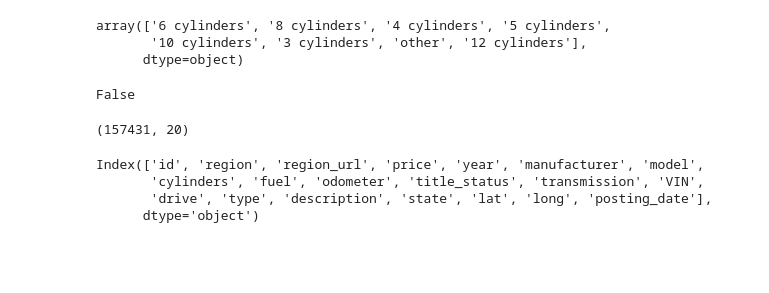
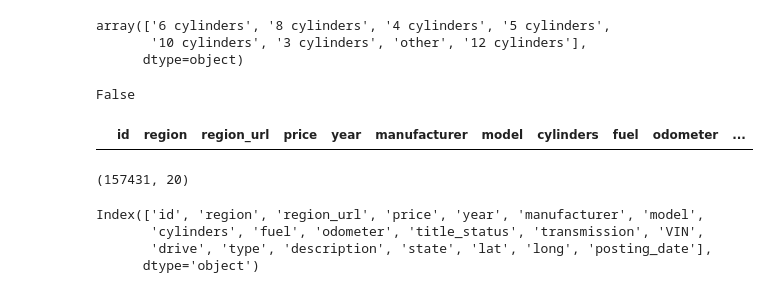
Before and after one commit to joelpoliveira/DW-PipelineDev, a Jupyter notebook: src/stage_1/vehicles.ipynb, the cells around one changed output. Drawn from its saved outputs; the diff is of its cells as text; code cells hidden in the pictures; blank space fills up the shorter version.

```diff
--- a/src/stage_1/vehicles.ipynb
+++ b/src/stage_1/vehicles.ipynb
@@ -450,6 +450,10 @@ df_cars.cylinders = df_cars.cylinders.apply(map_cylinders)
 (df_cars.year==0).any()
 # %% [output]
 False
+# %%
+df_cars[df_cars.price<0]
+# %% [output]
+|  | id | region | region_url | price | year | manufacturer | model | cylinders | fuel | odometer | ... |
 # %%
 df_cars.to_csv(f"{PROC_PATH}/vehicles.csv")
 # %%
```
Also changed, not shown: 4 other files.
